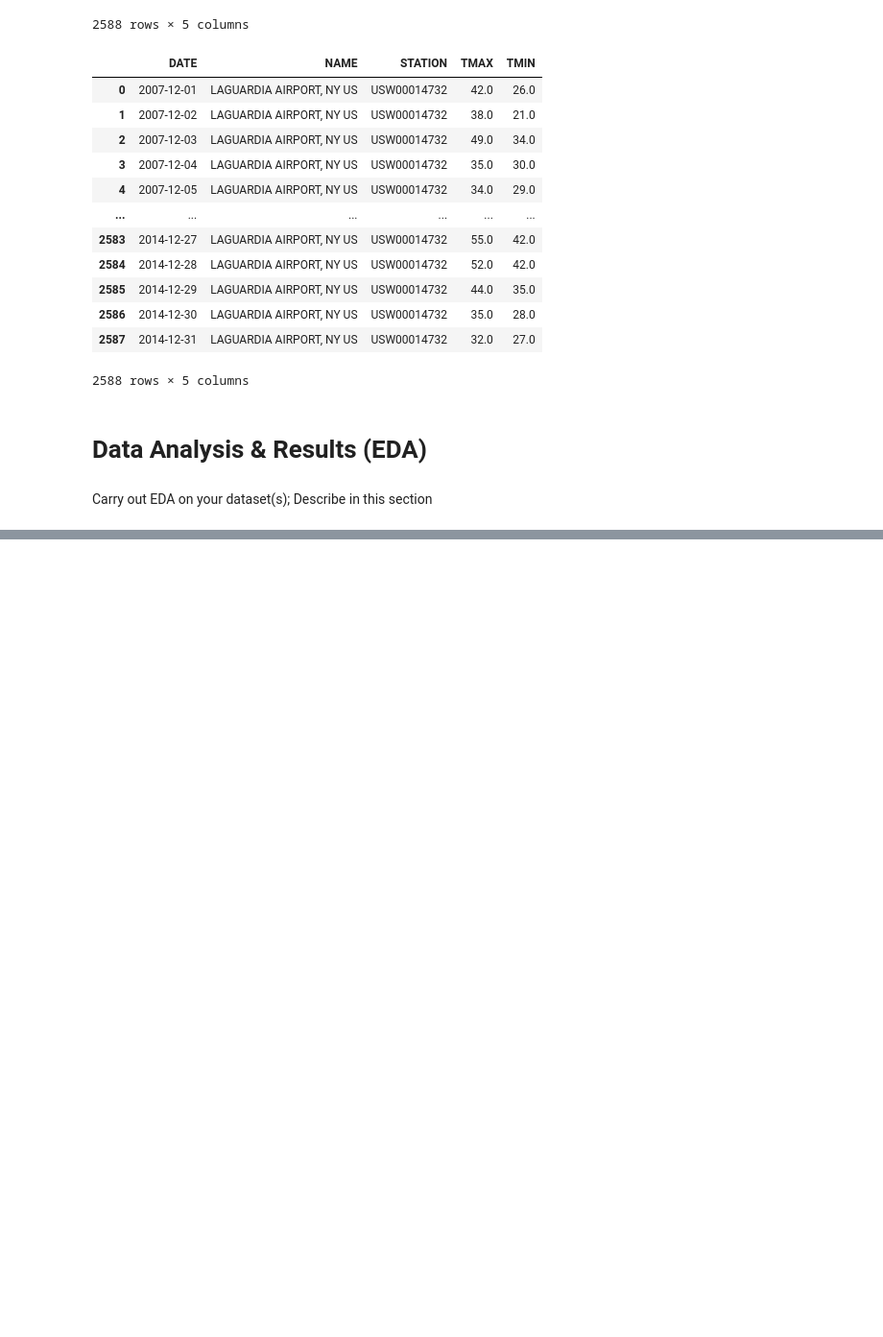
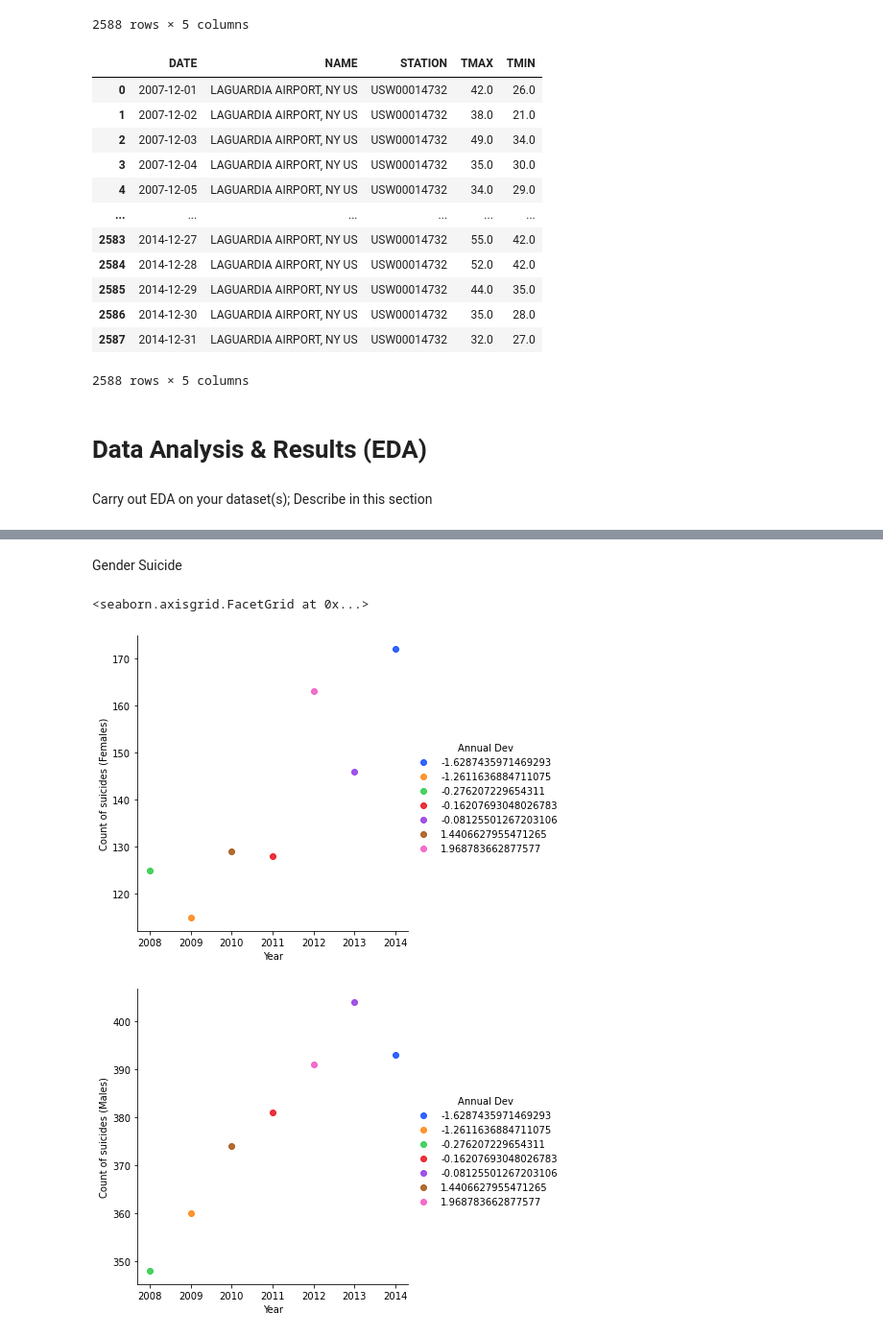
Before and after one commit to kevinlee-2000/Fluctuating-Fahrenheit-Suicide-Risk-, a Jupyter notebook: EDACheckpoint_group021.ipynb, the cells around one changed output, grey strips where cells are left out. Shown at 96% size. Cells and saved outputs as stored; diff of their text form; code cells hidden in the pictures; blank space fills up the shorter version.

```diff
--- a/EDACheckpoint_group021.ipynb
+++ b/EDACheckpoint_group021.ipynb
@@ -345,0 +336,29 @@ graph.set_axis_labels("Year", "Temperature (Celsius)")
+# %%
+#function that will add annual data
+def calculate_annual_data(station):
+    station = station.set_index(['DATE'])
+    column_names = ['Year', 'Annual Avg', 'Annual Dev']
+    station_annual_avg = pd.DataFrame(columns = column_names)
+
+    #calculate seasonal average and extremes
+    for i in range(7):
+        year = str(2008 + i)
+        station_annual_avg = station_annual_avg.append({'Year':year}, ignore_index=True)
+
+        station_annual_avg.at[i, 'Annual Avg'] = station.loc[str(2007 + i) + '-12-01': year + '-11-31']['TAVG'].mean()
+
+
+    annual_mean = station_annual_avg['Annual Avg'].mean()
+
+    #calculate deviation
+    for i in range(7):
+        station_annual_avg.at[i, 'Annual Dev'] = station_annual_avg.at[i, 'Annual Avg'] - annual_mean
+
+    return station_annual_avg
+# %%
+#call the function to get the seasonal and suicide data for the given station
+combined_annual_data = calculate_annual_data(combined)
+
+col = combined_annual_data.columns.values.tolist()[1:]
+combined = combined_seasonal_data.join(combined_annual_data[col])
+display(combined)
@@ -345,0 +375,15 @@ graph.set_axis_labels("Year", "Temperature (Celsius)")
+# %% [markdown]
+Gender Suicide
+# %%
+annual_dev = ['Year',
+              'Count of suicides (Females)', 'Count of suicides (Males)',
+              'Annual Dev']
+annual_dev = combined[annual_dev]
+
+p = 'bright'
+sns.lmplot(x='Year', y='Count of suicides (Females)', hue='Annual Dev', data=annual_dev, palette=p)
+sns.lmplot(x='Year', y='Count of suicides (Males)', hue='Annual Dev', data=annual_dev, palette=p)
+# %% [output]
+<seaborn.axisgrid.FacetGrid at 0x...>
+[figure, added]
+[figure, added]
```
Also changed, not shown: parts of 18 cells of this notebook.
